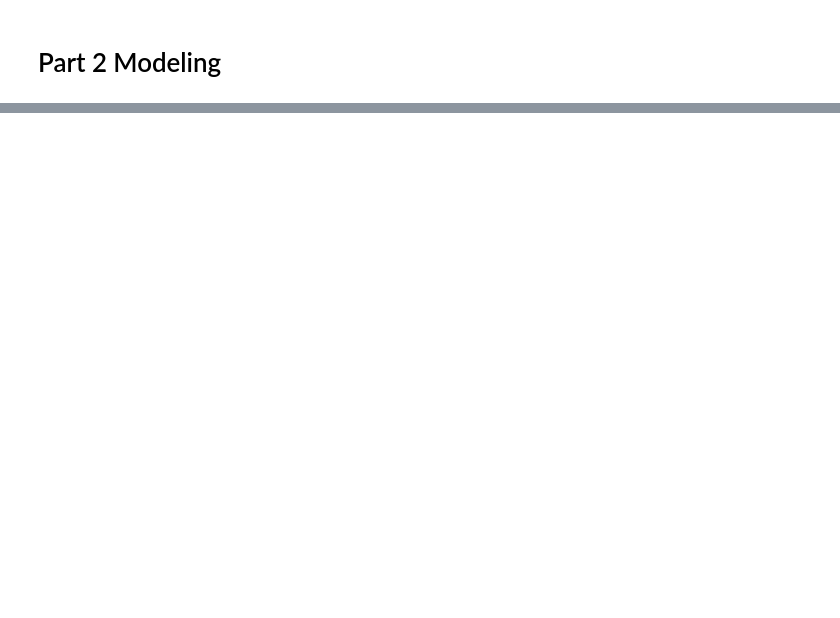
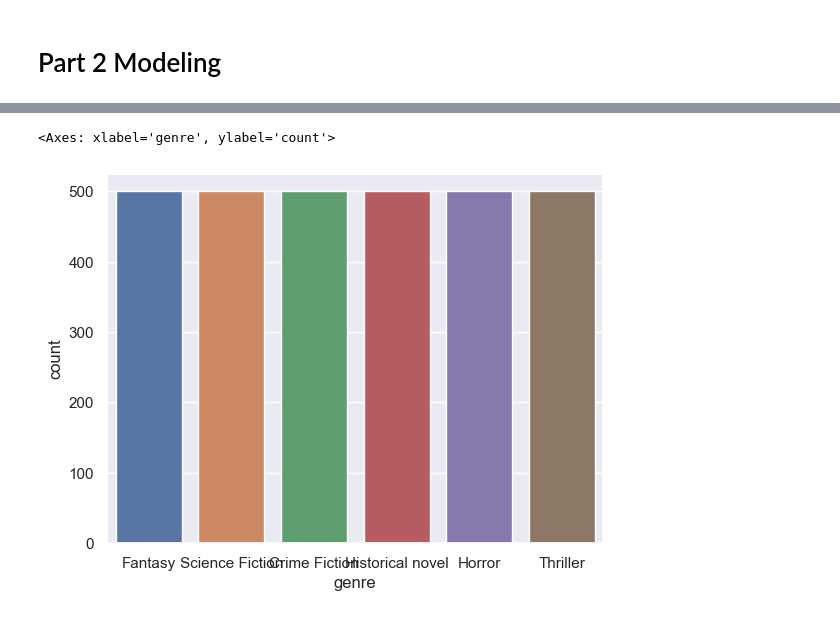
Before and after one commit to Zeeshan-99/Book_genre_classification, a Jupyter notebook: analysis.ipynb, the cells around one changed output, grey strips where cells are left out. Saved outputs shown, nothing was run; the diff lists cells and outputs as text; code cells hidden in the pictures; blank space fills up the shorter version.

Commit message:
Added test model function also added plots for more clearity

```diff
--- a/analysis.ipynb
+++ b/analysis.ipynb
@@ -359,0 +376,5 @@ Random Forest Accuracy: 0.62
+# %%
+svc= SVC()
+svc.fit(xtrain_tfidf, y_train)
+svcpred= svc.predict(xtest_tfidf)
+print(" SVC Accuracy:",metrics.accuracy_score(y_test, svcpred))
@@ -359,0 +392,13 @@ Random Forest Accuracy: 0.62
+# %%
+def test_function(text, model):
+    text= preprocessing_text(text)
+    text= remove_stopwords(text)
+    text= lematizing(text)
+    text= Porter_stemming(text)
+
+    text_vector= tfidf_vectorizer.transform([text])
+    predicted= model.predict(text_vector)
+    return predicted
+
+ans= df['summary'].apply(lambda x: test_function(x, svc))
+ans
@@ -359,0 +418,3 @@ Random Forest Accuracy: 0.62
+# %%
+mapper2=dict([(value, key) for key, value in mapper.items()])
+mapper2
@@ -359,0 +428,11 @@ Random Forest Accuracy: 0.62
+# %%
+predicted_genres=[]
+
+for i in range(len(ans)):
+    index_val = ans[i][0]
+    predicted_genres.append(index_val)
+df['pred_genres']= predicted_genres
+df['pred_genres']= df['pred_genres'].map(mapper2)
+df['genre']= df['genre'].map(mapper2)
+df['Correct_predicted']= df.apply( lambda x: 'Yes' if x['genre']==x['pred_genres'] else 'No', axis=1)
+df
@@ -359,0 +453,5 @@ Random Forest Accuracy: 0.62
+# %%
+sns.countplot(x=df['genre'])
+# %% [output]
+<Axes: xlabel='genre', ylabel='count'>
+[figure, added]
```
Also changed, not shown: parts of 14 cells of this notebook.
